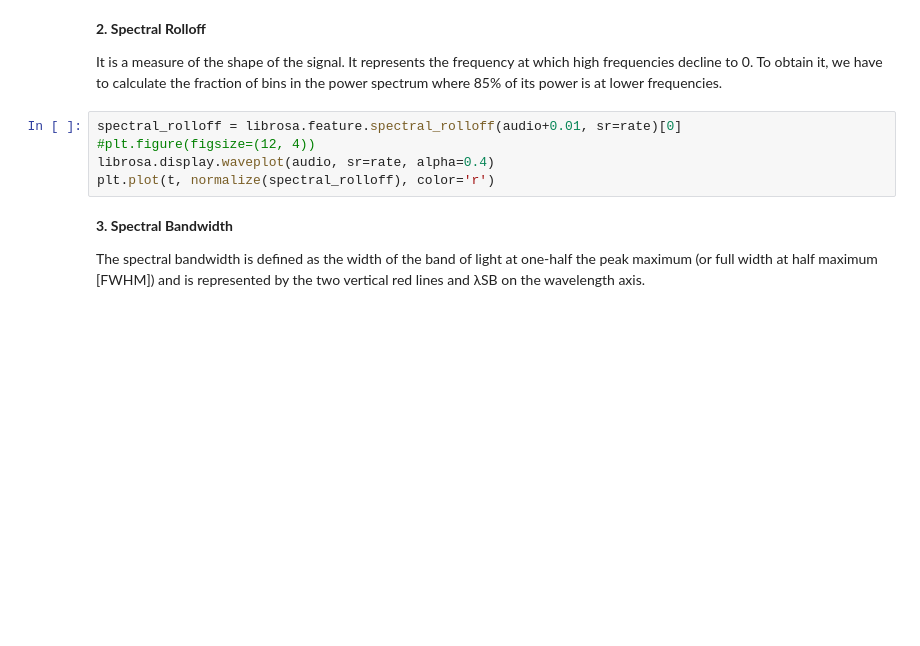
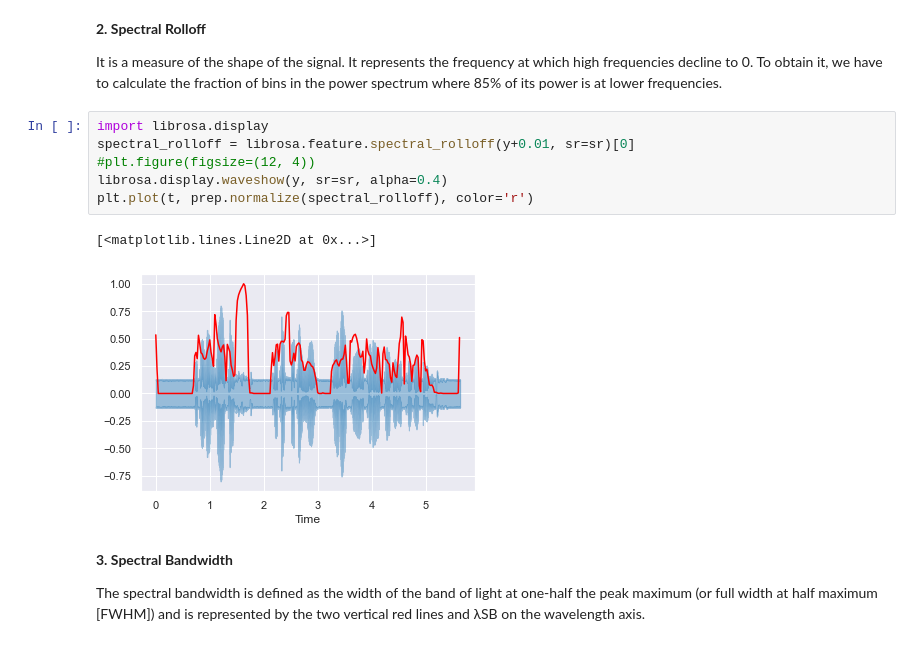
Before and after one commit to Speech-to-text-tenac/STT, a Jupyter notebook: notebooks/preprocessing_task1.ipynb, the cells around one changed output. Saved outputs shown, nothing was run; the diff lists cells and outputs as text; blank space fills up the shorter version.

```diff
--- a/notebooks/preprocessing_task1.ipynb
+++ b/notebooks/preprocessing_task1.ipynb
@@ -333,10 +325,14 @@ plt.plot(t, normalize(spectral_centroid), color='b')
 
 It is a measure of the shape of the signal. It represents the frequency at which high frequencies decline to 0. To obtain it, we have to calculate the fraction of bins in the power spectrum where 85% of its power is at lower frequencies.
 # %%
-spectral_rolloff = librosa.feature.spectral_rolloff(audio+0.01, sr=rate)[0]
+import librosa.display
+spectral_rolloff = librosa.feature.spectral_rolloff(y+0.01, sr=sr)[0]
 #plt.figure(figsize=(12, 4))
-librosa.display.waveplot(audio, sr=rate, alpha=0.4)
-plt.plot(t, normalize(spectral_rolloff), color='r')
+librosa.display.waveshow(y, sr=sr, alpha=0.4)
+plt.plot(t, prep.normalize(spectral_rolloff), color='r')
+# %% [output]
+[<matplotlib.lines.Line2D at 0x...>]
+[figure, added]
 # %% [markdown]
 **3. Spectral Bandwidth**
 
```
Also changed, not shown: parts of 6 cells of this notebook, 1 other file.
